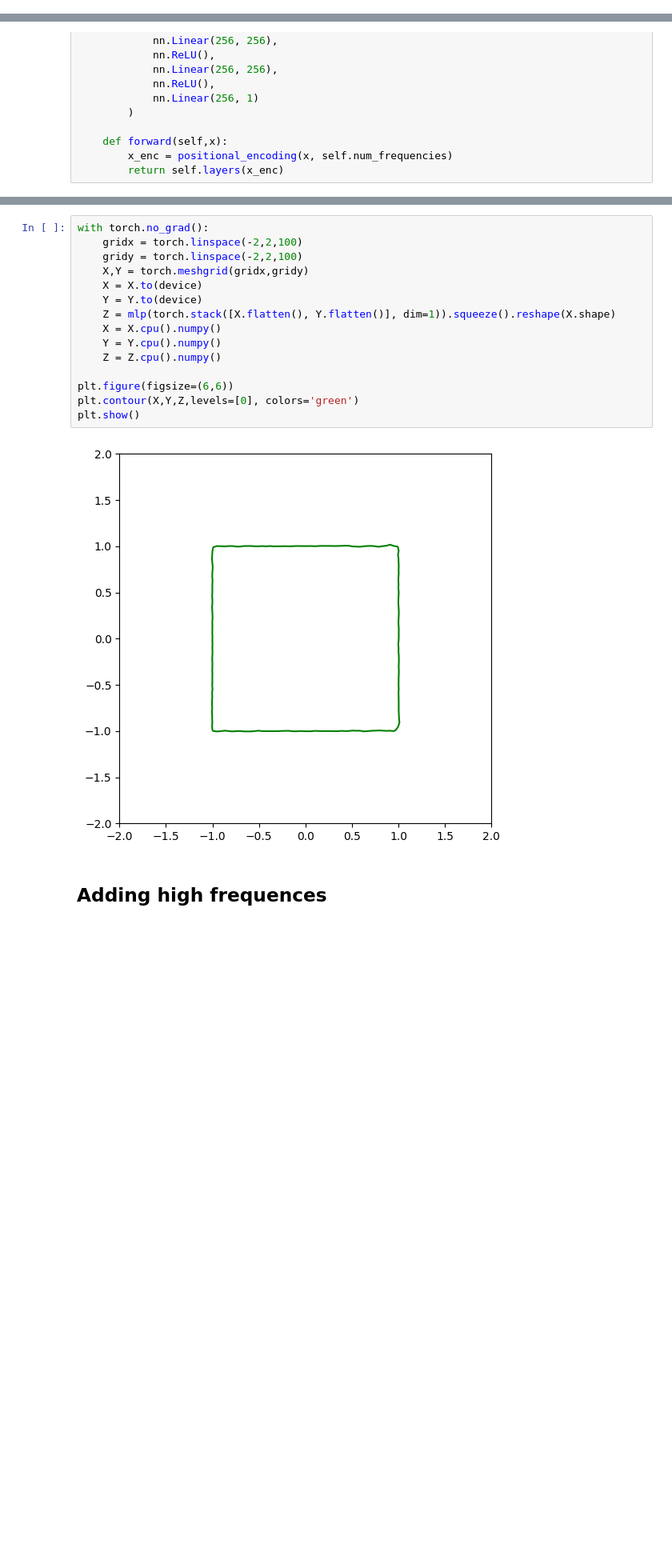
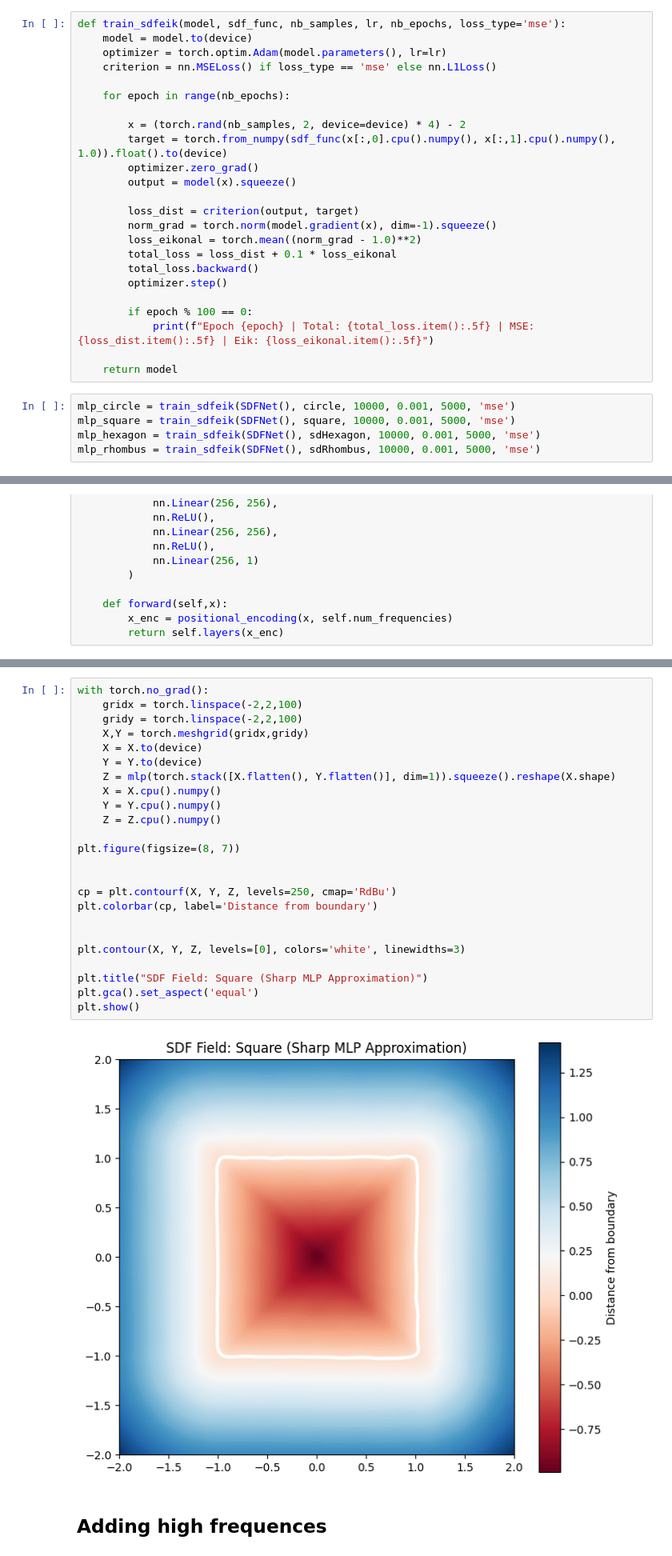
Before and after one commit to antonin-tarrade/sdf-marching-cubes, a Jupyter notebook: mlp-tests.ipynb, the cells around one changed output, grey strips where cells are left out. Shown at 80% size. Cells and saved outputs as stored; diff of their text form; blank space fills up the shorter version.

```diff
--- a/mlp-tests.ipynb
+++ b/mlp-tests.ipynb
@@ -94,0 +333,29 @@ plt.show()
+# %%
+def train_sdfeik(model, sdf_func, nb_samples, lr, nb_epochs, loss_type='mse'):
+    model = model.to(device)
+    optimizer = torch.optim.Adam(model.parameters(), lr=lr)
+    criterion = nn.MSELoss() if loss_type == 'mse' else nn.L1Loss()
+
+    for epoch in range(nb_epochs):
+
+        x = (torch.rand(nb_samples, 2, device=device) * 4) - 2
+        target = torch.from_numpy(sdf_func(x[:,0].cpu().numpy(), x[:,1].cpu().numpy(), 1.0)).float().to(device)
+        optimizer.zero_grad()
+        output = model(x).squeeze()
+
+        loss_dist = criterion(output, target)
+        norm_grad = torch.norm(model.gradient(x), dim=-1).squeeze()
+        loss_eikonal = torch.mean((norm_grad - 1.0)**2)
+        total_loss = loss_dist + 0.1 * loss_eikonal
+        total_loss.backward()
+        optimizer.step()
+
+        if epoch % 100 == 0:
+            print(f"Epoch {epoch} | Total: {total_loss.item():.5f} | MSE: {loss_dist.item():.5f} | Eik: {loss_eikonal.item():.5f}")
+
+    return model
+# %%
+mlp_circle = train_sdfeik(SDFNet(), circle, 10000, 0.001, 5000, 'mse')
+mlp_square = train_sdfeik(SDFNet(), square, 10000, 0.001, 5000, 'mse')
+mlp_hexagon = train_sdfeik(SDFNet(), sdHexagon, 10000, 0.001, 5000, 'mse')
+mlp_rhombus = train_sdfeik(SDFNet(), sdRhombus, 10000, 0.001, 5000, 'mse')
@@ -131,20 +516,29 @@ mlp_sharp = train_sdf(SharpMLP(12), square, 100000, 0.001, 20000, 'l1')
 # %%
 with torch.no_grad():
     gridx = torch.linspace(-2,2,100)
     gridy = torch.linspace(-2,2,100)
     X,Y = torch.meshgrid(gridx,gridy)
     X = X.to(device)
     Y = Y.to(device)
     Z = mlp(torch.stack([X.flatten(), Y.flatten()], dim=1)).squeeze().reshape(X.shape)
     X = X.cpu().numpy()
     Y = Y.cpu().numpy()
     Z = Z.cpu().numpy()
 
-plt.figure(figsize=(6,6))
-plt.contour(X,Y,Z,levels=[0], colors='green')
+plt.figure(figsize=(8, 7))
+
+
+cp = plt.contourf(X, Y, Z, levels=250, cmap='RdBu')
+plt.colorbar(cp, label='Distance from boundary')
+
+
+plt.contour(X, Y, Z, levels=[0], colors='white', linewidths=3)
+
+plt.title("SDF Field: Square (Sharp MLP Approximation)")
+plt.gca().set_aspect('equal')
 plt.show()
 # %% [output]
-[figure, old version]
+[figure, new version]
 # %% [markdown]
 ## Adding high frequences
 # %%
```
Also changed, not shown: parts of 15 cells of this notebook, 33 other files.
